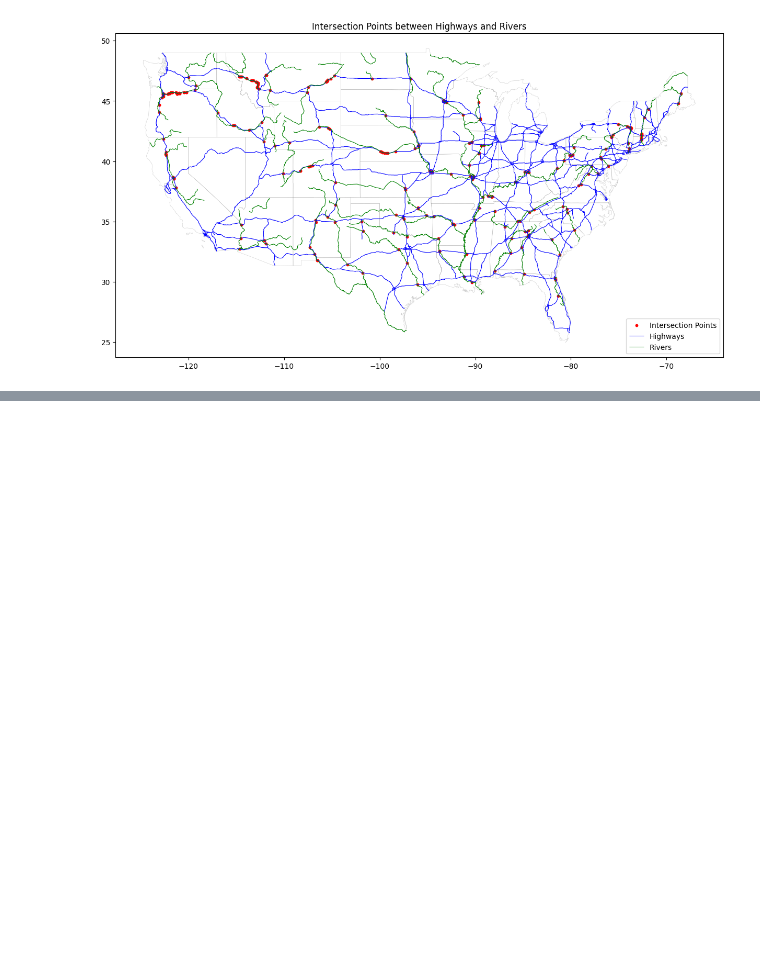
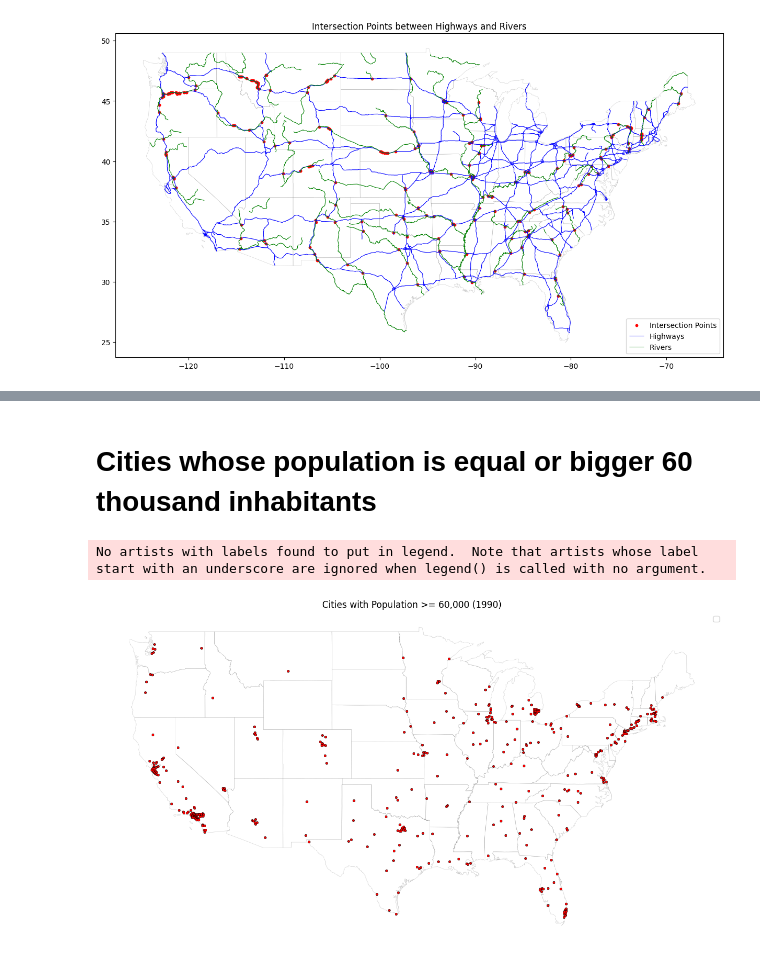
Before and after one commit to SayehOmar/Spatial_Analysis_Class, a Jupyter notebook: Exercice_1/tp1.ipynb, the cells around one changed output, grey strips where cells are left out. Saved outputs shown, nothing was run; the diff lists cells and outputs as text; code cells hidden in the pictures; blank space fills up the shorter version.

```diff
--- a/Exercice_1/tp1.ipynb
+++ b/Exercice_1/tp1.ipynb
@@ -202,0 +226,19 @@ See: https://matplotlib.org/stable/tutorials/intermediate/legend_guide.html#impl
+# %% [markdown]
+# Cities whose population is equal or bigger 60 thousand inhabitants
+# %%
+# Filter cities with population greater than or equal to 60,000
+cities_filtered = cities[cities['POP1990'] >= 60000]
+cities_filtered=cities_filtered[~cities_filtered['STATE_NAME'].isin(['Alaska', 'Hawaii'])]
+
+# Plot the filtered cities
+fig, ax = plt.subplots(figsize=(15, 10))
+base = continental_states.plot(ax=ax, color='white', edgecolor='black',alpha=0.2,linewidth=0.4)
+
+cities_filtered.plot(ax=ax, color='red',edgecolor='black', linewidth=0.4, markersize=10)   # Plot filtered cities with >=60,000 population
+ax.set_title('Cities with Population >= 60,000 (1990)')
+plt.axis('off')
+plt.legend()
+plt.show()
+# %% [output]
+No artists with labels found to put in legend.  Note that artists whose label start with an underscore are ignored when legend() is called with no argument.
+[figure, added]
```
Also changed, not shown: parts of 14 cells of this notebook, 1 other file.
